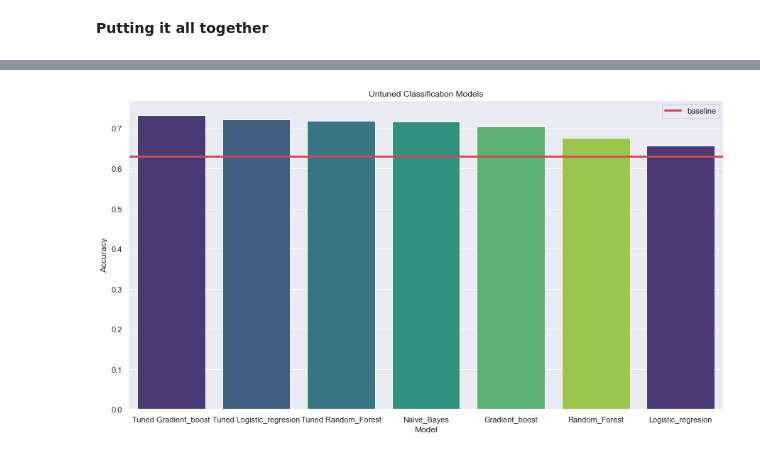
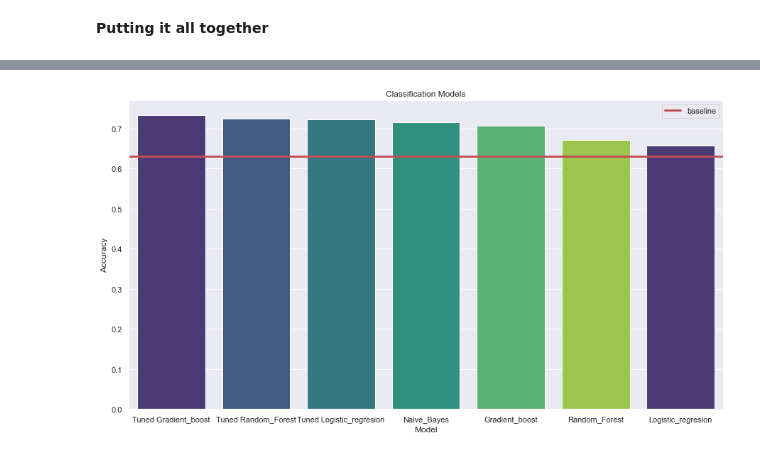
Before and after one commit to AbsIbs/portfolio_optimization, a Jupyter notebook: twitter_stock_sentiment.ipynb, the cells around one changed output, grey strips where cells are left out. Drawn from its saved outputs; the diff is of its cells as text; code cells hidden in the pictures.

```diff
--- a/twitter_stock_sentiment.ipynb
+++ b/twitter_stock_sentiment.ipynb
@@ -746,15 +769,14 @@ val_summary_DataFrame = pd.DataFrame({'classifiers': classifiers,
+# %%
+val_summary_DataFrame = pd.read_csv('data/NLP_summary_df.csv')
 # %%
-val_summary_DataFrame = val_summary_DataFrame.sort_values(by = 'val_accuracy', ascending = False)
-val_summary_DataFrame
-
 sns.set_style('darkgrid')
 sns.set(rc={'figure.figsize':(15,8)})
 ax = sns.barplot(data = val_summary_DataFrame, x = 'classifiers', y = 'val_accuracy', palette=sns.color_palette("viridis"))
 ax.axhline(0.63, linewidth = 3, color = 'r', label = 'baseline')
-ax.set_title('Untuned Classification Models')
+ax.set_title('Classification Models')
 ax.set_xlabel('Model')
 ax.set_ylabel('Accuracy')
 plt.legend()
 plt.show();
 # %% [output]
-[figure, old version]
+[figure, new version]
```
Also changed, not shown: parts of 52 cells of this notebook, 29 other files.
